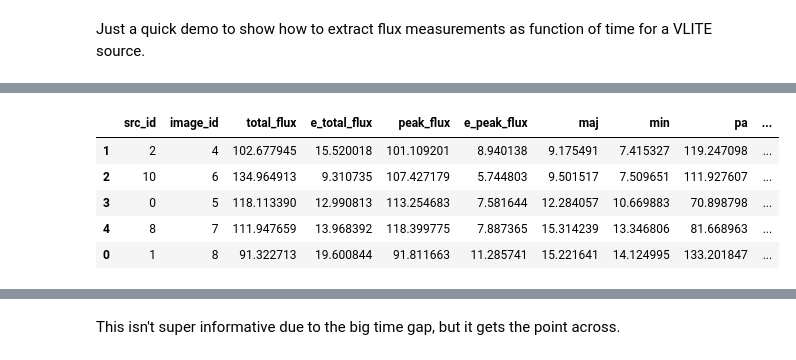
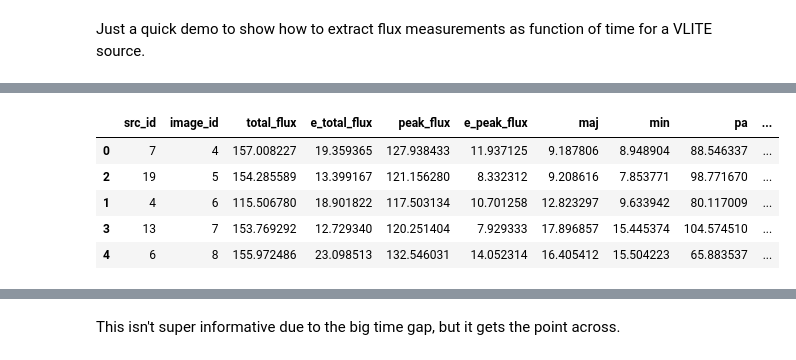
Before and after one commit to epolisensky/VLITE, a Jupyter notebook: p3/VLITE-P3_Walkthrough.ipynb, the cells around one changed output, grey strips where cells are left out. Saved outputs shown, nothing was run; the diff lists cells and outputs as text; code cells hidden in the pictures.

```diff
--- a/p3/VLITE-P3 Walkthrough.ipynb
+++ b/p3/VLITE-P3_Walkthrough.ipynb
@@ -1072,19 +1040,19 @@ print cur.fetchone()
 # %%
 cur.execute('''SELECT a.src_id, a.image_id, a.total_flux, a.e_total_flux, a.peak_flux, a.e_peak_flux,
         a.maj, a.min, a.pa, b.mjdtime FROM detected_source AS a, image AS b
-        WHERE a.assoc_id = 102 AND a.image_id = b.id''')
+        WHERE a.assoc_id = 107 AND a.image_id = b.id''')
 dsrows = cur.fetchall()
 dscols = [desc[0] for desc in cur.description]
 lcdf = pd.DataFrame(dsrows, columns=dscols)
 lcdf.sort_values('mjdtime', inplace=True)
 lcdf
 # %% [output]
 |  | src_id | image_id | total_flux | e_total_flux | peak_flux | e_peak_flux | maj | min | pa | ... |
-| 1 | 2 | 4 | 102.677945 | 15.520018 | 101.109201 | 8.940138 | 9.175491 | 7.415327 | 119.247098 | ... |
-| 2 | 10 | 6 | 134.964913 | 9.310735 | 107.427179 | 5.744803 | 9.501517 | 7.509651 | 111.927607 | ... |
-| 3 | 0 | 5 | 118.113390 | 12.990813 | 113.254683 | 7.581644 | 12.284057 | 10.669883 | 70.898798 | ... |
-| 4 | 8 | 7 | 111.947659 | 13.968392 | 118.399775 | 7.887365 | 15.314239 | 13.346806 | 81.668963 | ... |
-| 0 | 1 | 8 | 91.322713 | 19.600844 | 91.811663 | 11.285741 | 15.221641 | 14.124995 | 133.201847 | ... |
+| 0 | 7 | 4 | 157.008227 | 19.359365 | 127.938433 | 11.937125 | 9.187806 | 8.948904 | 88.546337 | ... |
+| 2 | 19 | 5 | 154.285589 | 13.399167 | 121.156280 | 8.332312 | 9.208616 | 7.853771 | 98.771670 | ... |
+| 1 | 4 | 6 | 115.506780 | 18.901822 | 117.503134 | 10.701258 | 12.823297 | 9.633942 | 80.117009 | ... |
+| 3 | 13 | 7 | 153.769292 | 12.729340 | 120.251404 | 7.929333 | 17.896857 | 15.445374 | 104.574510 | ... |
+| 4 | 6 | 8 | 155.972486 | 23.098513 | 132.546031 | 14.052314 | 16.405412 | 15.504223 | 65.883537 | ... |
 # %%
 %matplotlib inline
 import matplotlib
```
Also changed, not shown: parts of 130 cells of this notebook, 16 other files.
